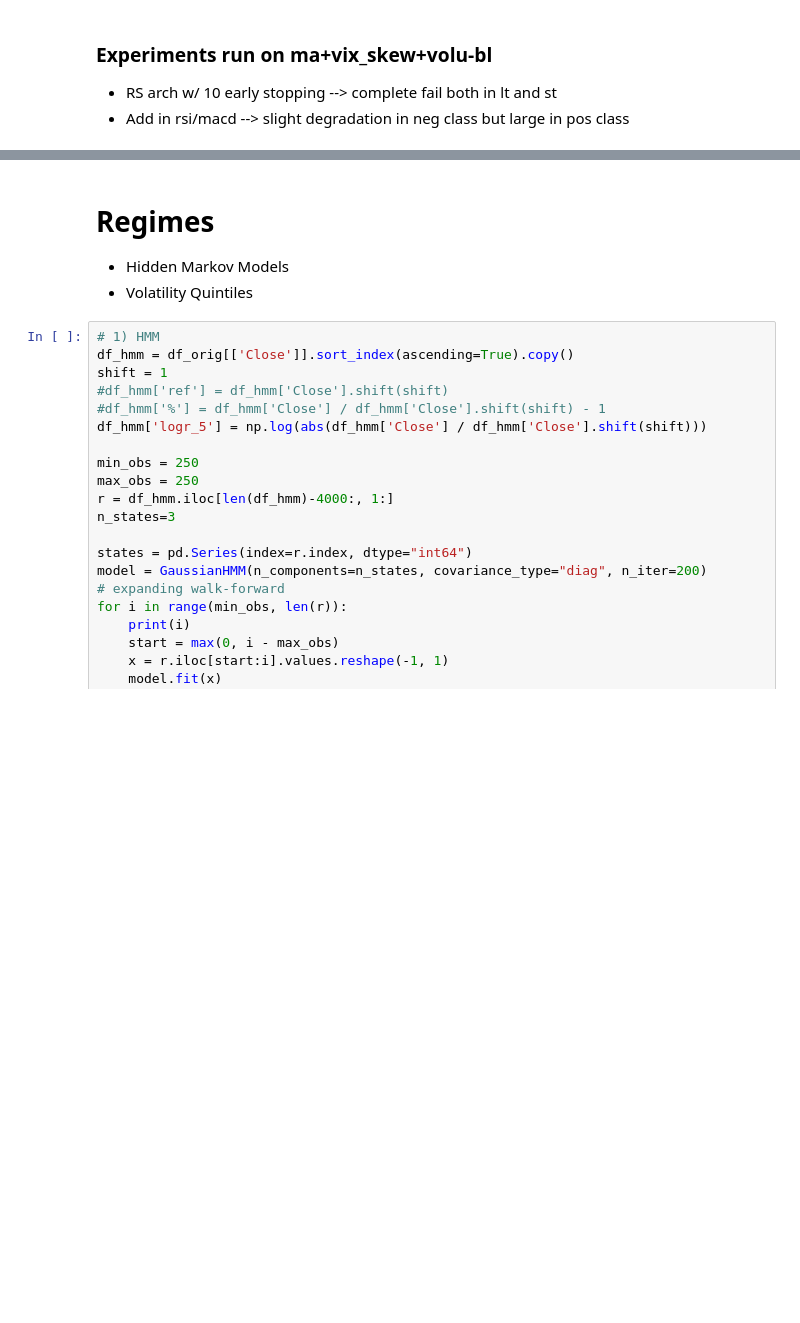
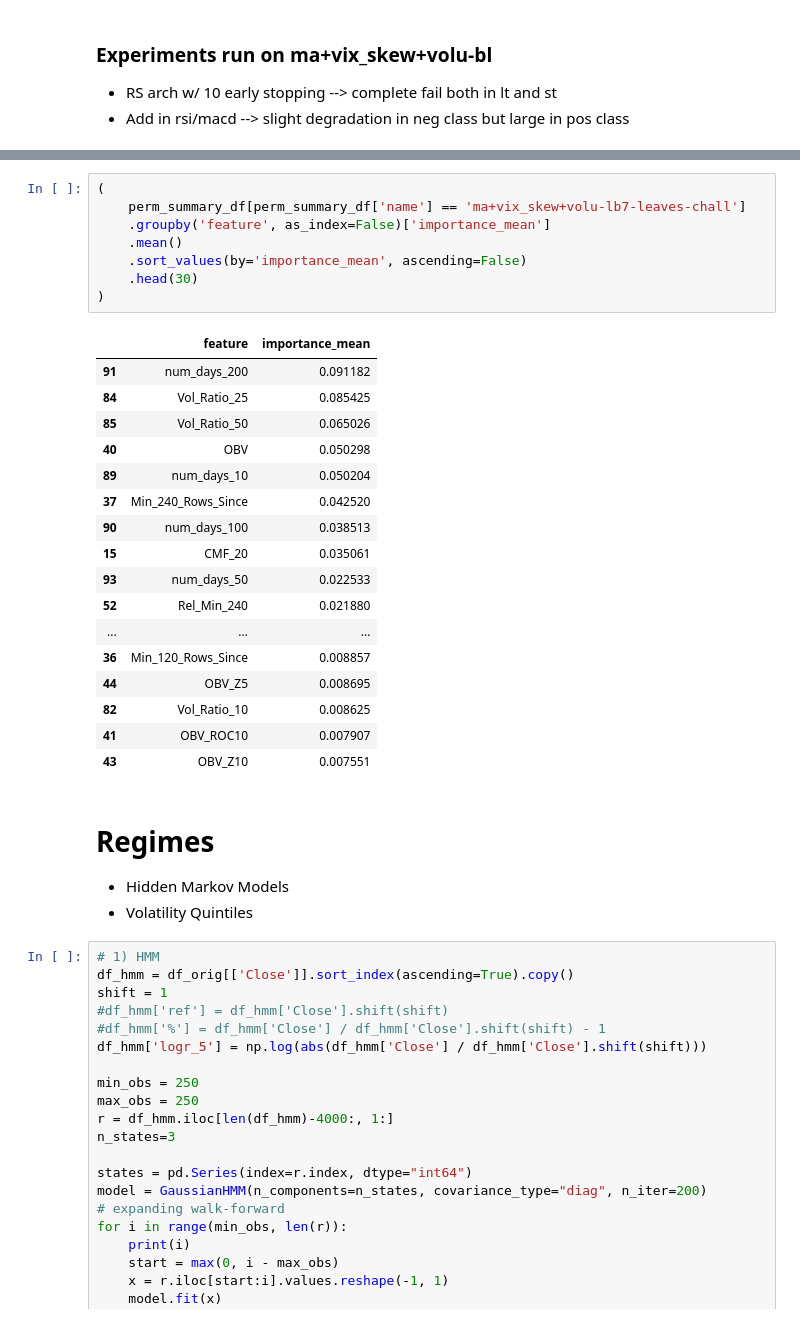
Before and after one commit to bchase17/Fracturion, a Jupyter notebook: Testing_Pipeline/Experiment_Pipeline.ipynb, the cells around one changed output, grey strips where cells are left out. Drawn from its saved outputs; the diff is of its cells as text; blank space fills up the shorter version.

```diff
--- a/Testing_Pipeline/Experiment_Pipeline.ipynb
+++ b/Testing_Pipeline/Experiment_Pipeline.ipynb
@@ -1206,3 +1202,29 @@ summary_stats.round(3).head(10).sort_values(by='median_importance', ascending=Fa
+# %%
+(
+    perm_summary_df[perm_summary_df['name'] == 'ma+vix_skew+volu-lb7-leaves-chall']
+    .groupby('feature', as_index=False)['importance_mean']
+    .mean()
+    .sort_values(by='importance_mean', ascending=False)
+    .head(30)
+)
+# %% [output]
+|  | feature | importance_mean |
+| 91 | num_days_200 | 0.091182 |
+| 84 | Vol_Ratio_25 | 0.085425 |
+| 85 | Vol_Ratio_50 | 0.065026 |
+| 40 | OBV | 0.050298 |
+| 89 | num_days_10 | 0.050204 |
+| 37 | Min_240_Rows_Since | 0.042520 |
+| 90 | num_days_100 | 0.038513 |
+| 15 | CMF_20 | 0.035061 |
+| 93 | num_days_50 | 0.022533 |
+| 52 | Rel_Min_240 | 0.021880 |
+| ... | ... | ... |
+| 36 | Min_120_Rows_Since | 0.008857 |
+| 44 | OBV_Z5 | 0.008695 |
+| 82 | Vol_Ratio_10 | 0.008625 |
+| 41 | OBV_ROC10 | 0.007907 |
+| 43 | OBV_Z10 | 0.007551 |
 # %% [markdown]
 # Regimes
 
```
Also changed, not shown: parts of 6 cells of this notebook, 1 other file.
